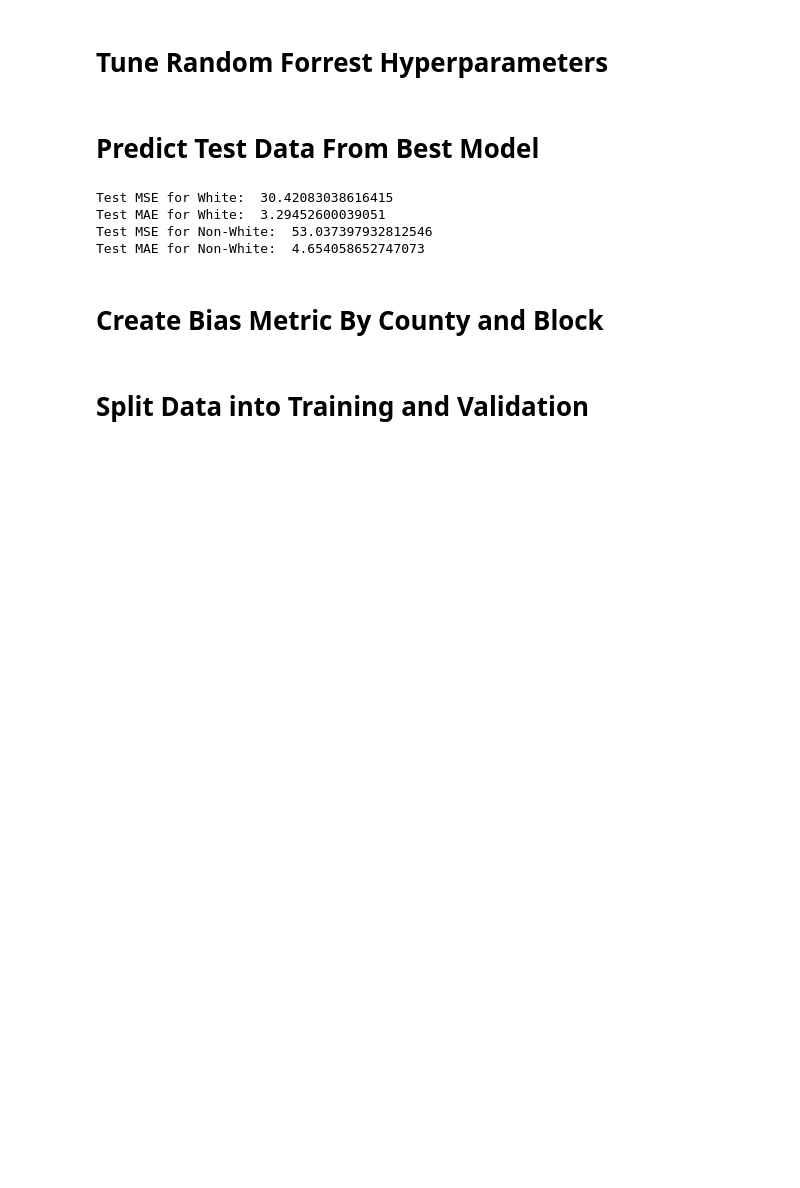
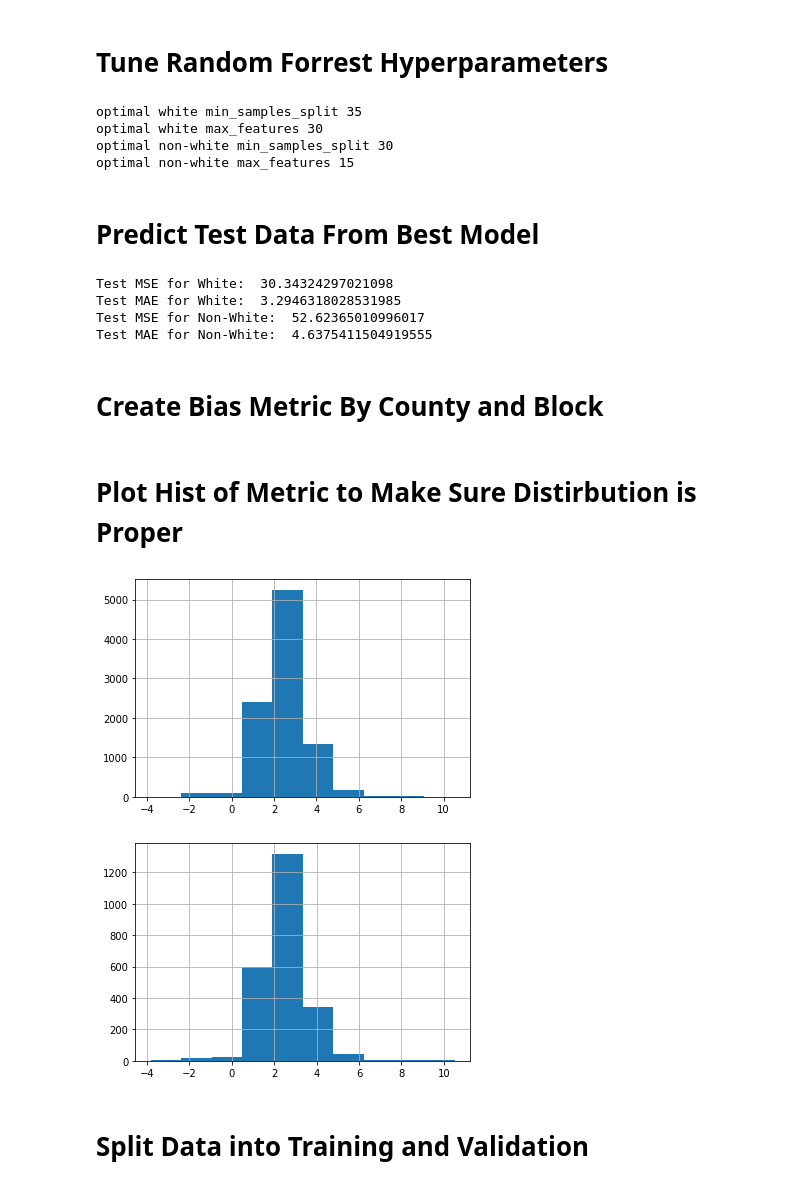
Before and after one commit to astupinski/MLproject, a Jupyter notebook: project_main_code.ipynb, the cells around one changed output. Saved outputs shown, nothing was run; the diff lists cells and outputs as text; code cells hidden in the pictures; blank space fills up the shorter version.

```diff
--- a/project_main_code.ipynb
+++ b/project_main_code.ipynb
@@ -203,7 +223,7 @@ print("The average MSE for Non-White is",-sum(cv)/len(cv))
 # %% [markdown]
 # Tune Random Forrest Hyperparameters
 # %%
-params = {"min_samples_split":[2,5,10,15,20,25,30,35], "max_features":[5,10,15,20,25,30]}
+params = {"min_samples_split":[2,5,10,20,25,30,35,40,45,50], "max_features":[5,10,15,20,25,30,35]}
 
 rscv = RandomizedSearchCV(RandomForestRegressor(n_estimators=500),params,cv=50,iid=False)
 rscv.fit(Xw,yw)
@@ -214,10 +234,15 @@ rscv2 = RandomizedSearchCV(RandomForestRegressor(n_estimators=500),params,cv=50,
 rscv2.fit(Xnw,ynw)
 print("optimal non-white min_samples_split", rscv2.best_estimator_.get_params()["min_samples_split"])
 print("optimal non-white max_features", rscv2.best_estimator_.get_params()["max_features"])
+# %% [output]
+optimal white min_samples_split 35
+optimal white max_features 30
+optimal non-white min_samples_split 30
+optimal non-white max_features 15
 # %% [markdown]
 # Predict Test Data From Best Model
 # %%
-Final_model = RandomForestRegressor(n_estimators=500, min_samples_split=32, max_features=25)
+Final_model = RandomForestRegressor(n_estimators=500, min_samples_split=32, max_features=20)
 Final_model.fit(Xw, yw)
 test_predicted = Final_model.predict(Xwt)
 mse = mean_squared_error(ywt, test_predicted)
@@ -231,10 +256,10 @@ print("Test MSE for Non-White: ",mse)
 mae = mean_absolute_error(ynwt, test_predicted_2)
 print("Test MAE for Non-White: ",mae)
 # %% [output]
-Test MSE for White:  30.42083038616415
-Test MAE for White:  3.29452600039051
-Test MSE for Non-White:  53.037397932812546
-Test MAE for Non-White:  4.654058652747073
+Test MSE for White:  30.34324297021098
+Test MAE for White:  3.2946318028531985
+Test MSE for Non-White:  52.62365010996017
+Test MAE for Non-White:  4.6375411504919555
 # %% [markdown]
 # Create Bias Metric By County and Block
 # %%
@@ -260,6 +285,16 @@ yc = np.log(abs(X["County_Num_Arrests"]/X["White"]-X["County_Num_Arrests_nw"]/X[
 yct = np.log(abs(Xt["County_Num_Arrests"]/Xt["White"]-Xt["County_Num_Arrests_nw"]/Xt["Non-White"]))
 X = X.drop(columns=['White', 'Non-White', 'County_Num_Arrests', 'County_Num_Arrests_nw'], axis=1)
 Xt = Xt.drop(columns=['White', 'Non-White', 'County_Num_Arrests', 'County_Num_Arrests_nw'], axis=1)
+# %% [markdown]
+# Plot Hist of Metric to Make Sure Distirbution is Proper
+# %%
+y.hist()
+plt.show()
+yt.hist()
+plt.show()
+# %% [output]
+[figure, added]
+[figure, added]
 # %% [markdown]
 # Split Data into Training and Validation
 # %%
```
Also changed, not shown: parts of 10 cells of this notebook.
